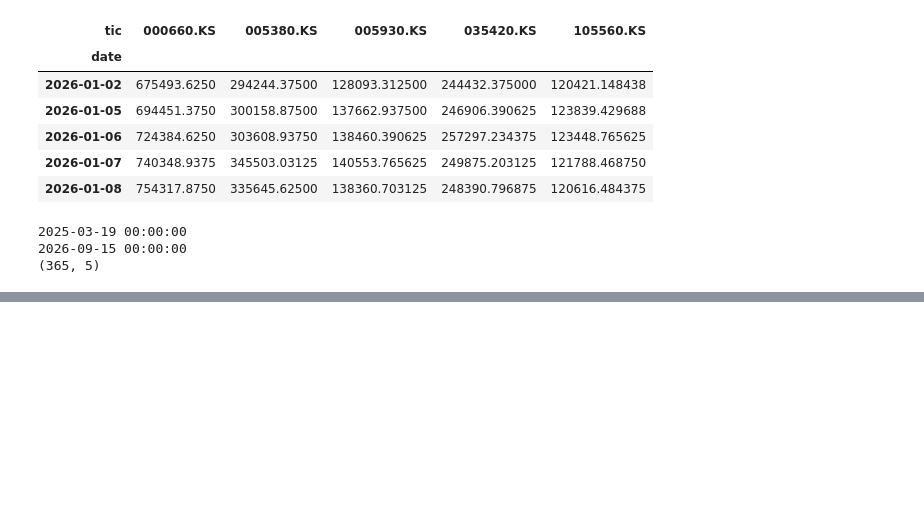
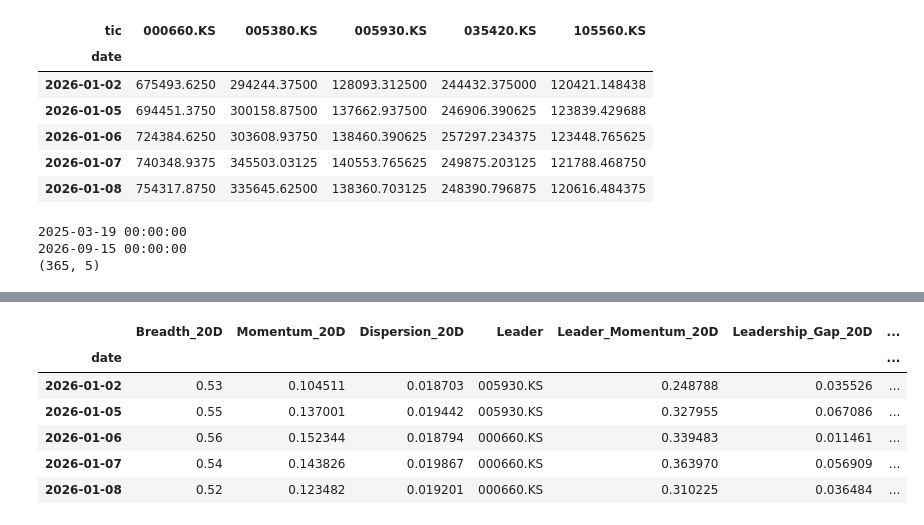
Before and after one commit to jayjoo21/portfolio_optimization, a Jupyter notebook: notebooks/04_regime_aware_strategy.ipynb, the cells around one changed output, grey strips where cells are left out. Saved outputs shown, nothing was run; the diff lists cells and outputs as text; code cells hidden in the pictures; blank space fills up the shorter version.

```diff
--- a/notebooks/04_regime_aware_strategy.ipynb
+++ b/notebooks/04_regime_aware_strategy.ipynb
@@ -981,3 +981,24 @@ market_state_all = (
 )
 # %%
 #2026만 자름
+
+market_state_2026 = (
+    market_state_all
+    .loc["2026-01-02":"2026-09-15"]
+    .copy()
+)
+
+print(
+    "2026 Market State:",
+    market_state_2026.index.min(),
+    "~",
+    market_state_2026.index.max()
+)
+
+print(
+    "Shape:",
+    market_state_2026.shape
+)
+
+market_state_2026.head()
+# %% [output]
@@ -983,0 +1007,7 @@ market_state_all = (
+|  | Breadth_20D | Momentum_20D | Dispersion_20D | Leader | Leader_Momentum_20D | Leadership_Gap_20D | ... |
+| date |  |  |  |  |  |  | ... |
+| 2026-01-02 | 0.53 | 0.104511 | 0.018703 | 005930.KS | 0.248788 | 0.035526 | ... |
+| 2026-01-05 | 0.55 | 0.137001 | 0.019442 | 005930.KS | 0.327955 | 0.067086 | ... |
+| 2026-01-06 | 0.56 | 0.152344 | 0.018794 | 000660.KS | 0.339483 | 0.011461 | ... |
+| 2026-01-07 | 0.54 | 0.143826 | 0.019867 | 000660.KS | 0.363970 | 0.056909 | ... |
+| 2026-01-08 | 0.52 | 0.123482 | 0.019201 | 000660.KS | 0.310225 | 0.036484 | ... |
```
Also changed, not shown: parts of 44 cells of this notebook.
